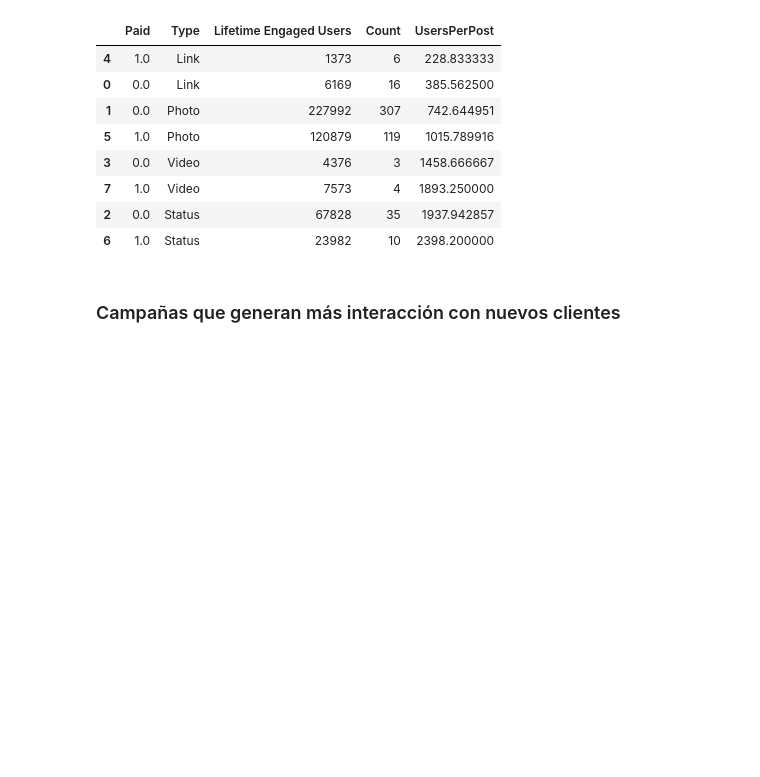
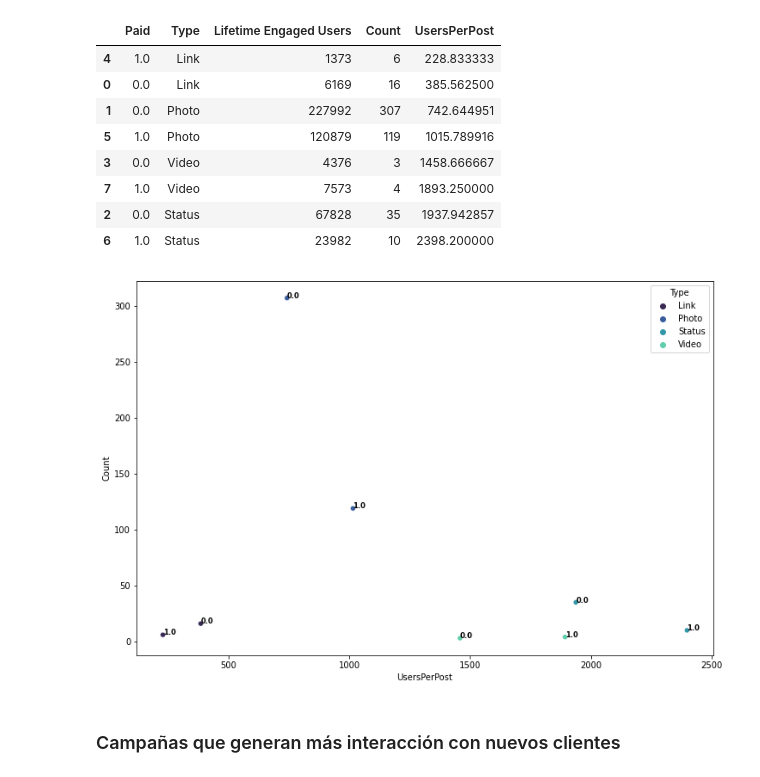
Before and after one commit to luisangeles99/VisualizacionProyectoFinal, a Jupyter notebook: ProyectoFinal.ipynb, the cells around one changed output. Saved outputs shown, nothing was run; the diff lists cells and outputs as text; code cells hidden in the pictures; blank space fills up the shorter version.

Commit message:
final graphs

```diff
--- a/ProyectoFinal.ipynb
+++ b/ProyectoFinal.ipynb
@@ -268,6 +268,14 @@ dfByPaidCampaignAndType.sort_values('UsersPerPost')
 | 7 | 1.0 | Video | 7573 | 4 | 1893.250000 |
 | 2 | 0.0 | Status | 67828 | 35 | 1937.942857 |
 | 6 | 1.0 | Status | 23982 | 10 | 2398.200000 |
+# %%
+plt.figure(figsize=(12,8))
+
+ax = sns.scatterplot(data = dfByPaidCampaignAndType, x = 'UsersPerPost', y = 'Count', hue='Type', palette='mako')
+for i in range(dfByPaidCampaignAndType.shape[0]):
+    ax.text(dfByPaidCampaignAndType.UsersPerPost.iloc[i], dfByPaidCampaignAndType.Count.iloc[i], dfByPaidCampaignAndType.Paid.iloc[i], horizontalalignment='left', size='small', color='black', weight='semibold')
+# %% [output]
+[figure, added]
 # %% [markdown]
 ### Campañas que generan más interacción con nuevos clientes
 # %%
```
Also changed, not shown: parts of 4 cells of this notebook, 2 other files.
